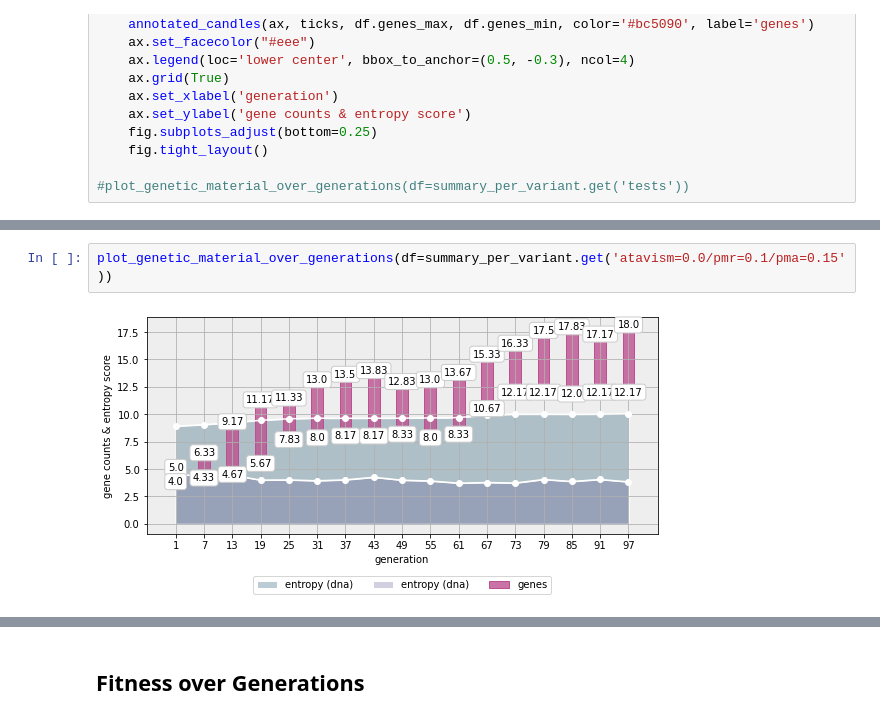
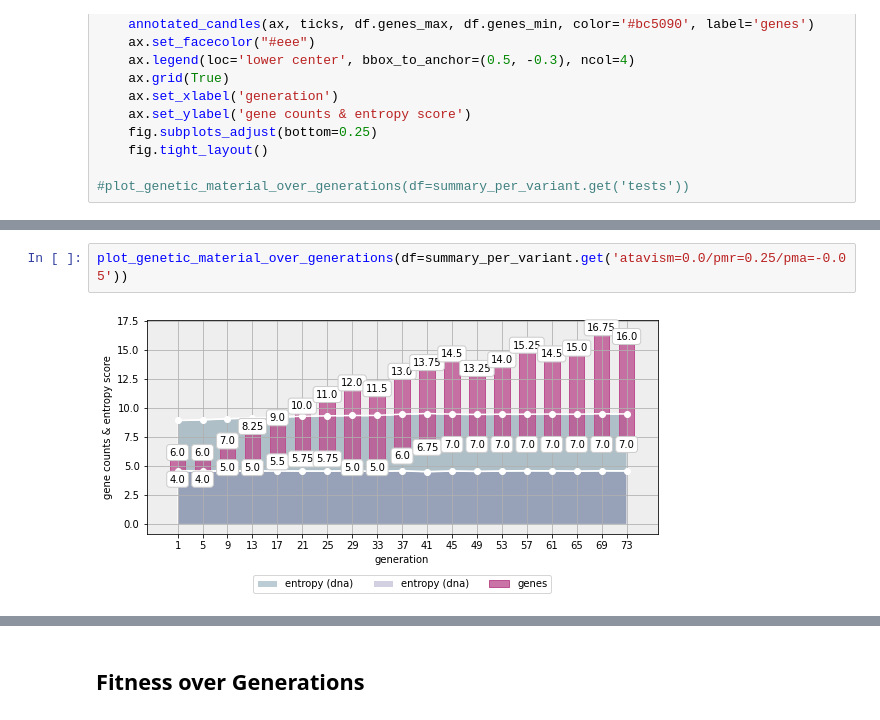
Before and after one commit to hudsonmendes/uolondon-cm3020-ai, a Jupyter notebook: midterms/evaluation/eval.ipynb, the cells around one changed output, grey strips where cells are left out. Drawn from its saved outputs; the diff is of its cells as text.

```diff
--- a/midterms/evaluation/eval.ipynb
+++ b/midterms/evaluation/eval.ipynb
@@ -111,4 +102,4 @@ plot_genetic_material_over_generations(df=summary_per_variant.get('atavism=0.0/p
 # %%
-plot_genetic_material_over_generations(df=summary_per_variant.get('atavism=0.0/pmr=0.1/pma=0.15'))
+plot_genetic_material_over_generations(df=summary_per_variant.get('atavism=0.0/pmr=0.25/pma=-0.05'))
 # %% [output]
-[figure, old version]
+[figure, new version]
```
Also changed, not shown: parts of 26 cells of this notebook, 6 other files.
